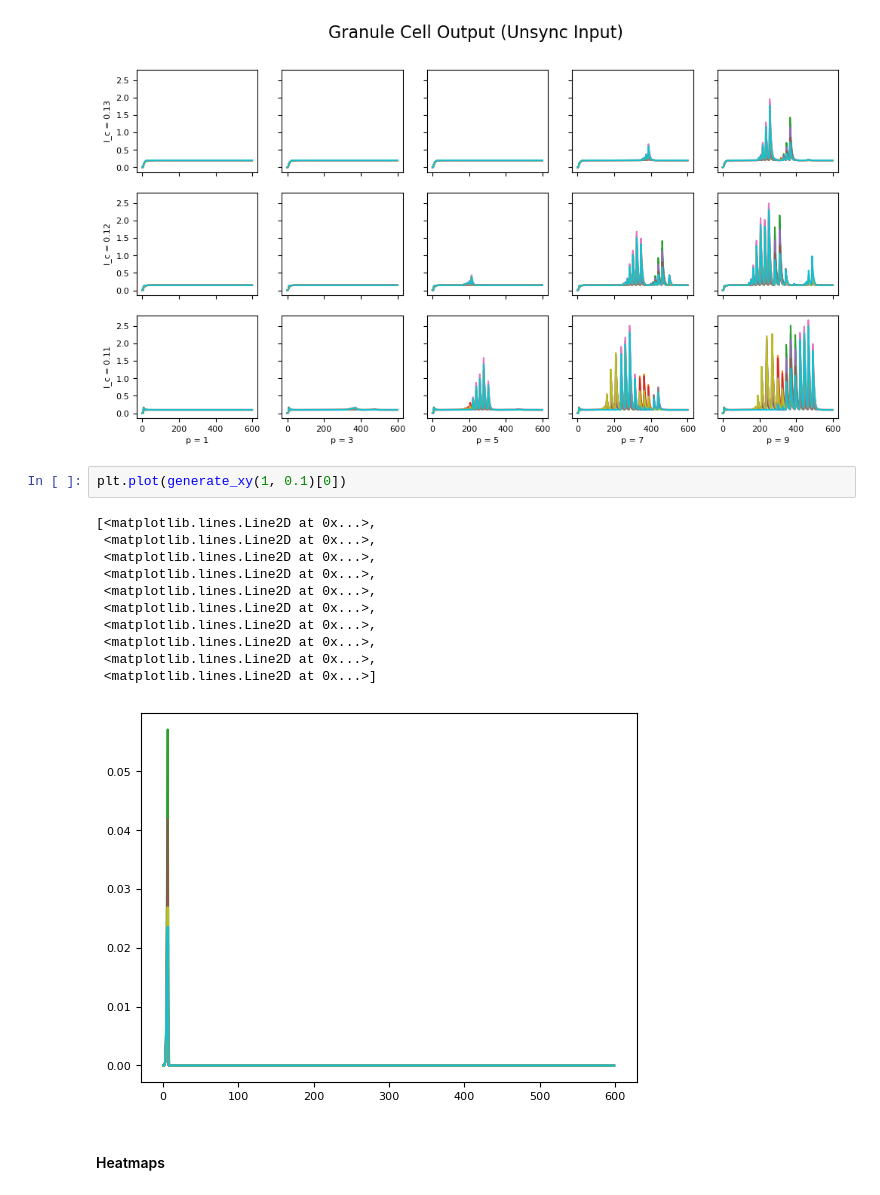
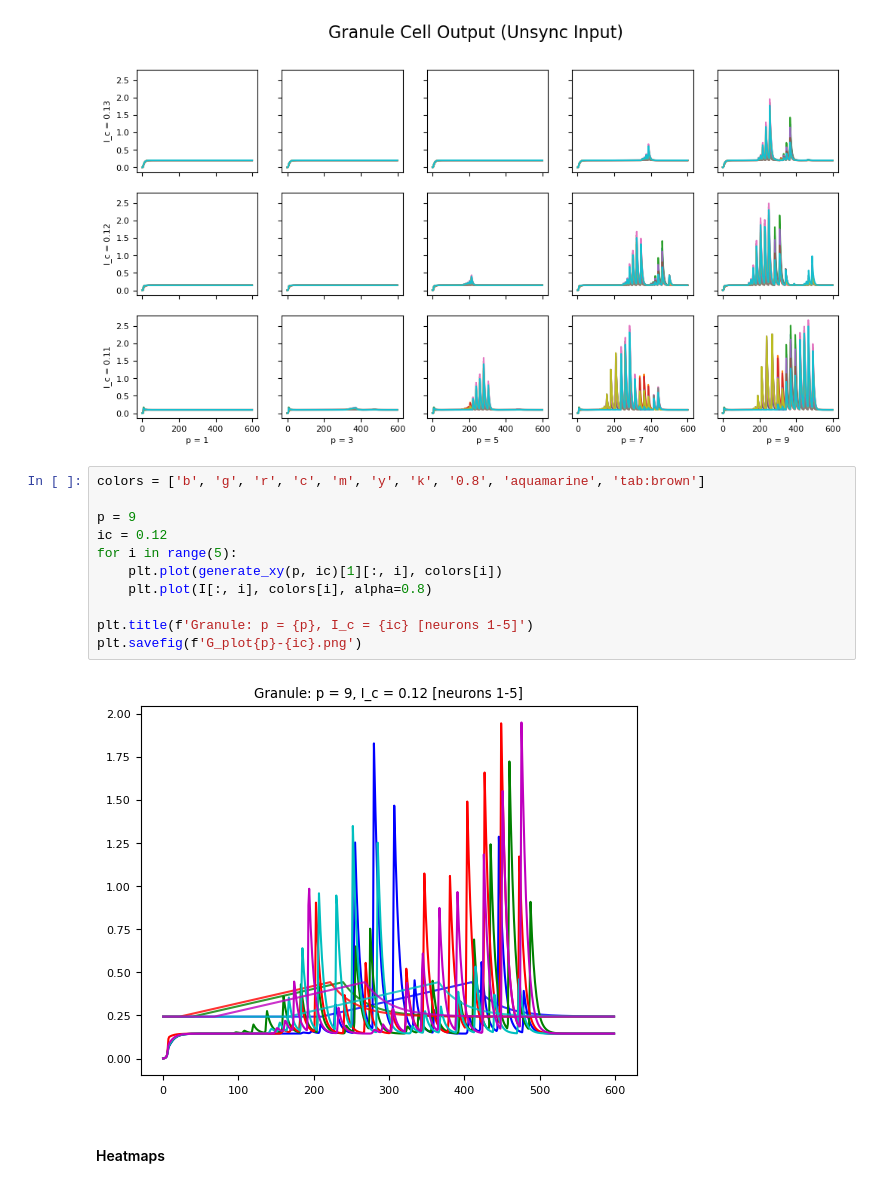
Before and after one commit to jhsieh731/23_research, a Jupyter notebook: 1989_Li.ipynb, the cells around one changed output. Cells and saved outputs as stored; diff of their text form.

Commit message:
individual M/G output plots

```diff
--- a/1989_Li.ipynb
+++ b/1989_Li.ipynb
@@ -187,20 +187,19 @@ fig2.savefig('G_output_delayo.png')
 # %% [output]
 [figure]
 [figure]
-# %%
-plt.plot(generate_xy(1, 0.1)[0])
-# %% [output]
-[<matplotlib.lines.Line2D at 0x...>,
- <matplotlib.lines.Line2D at 0x...>,
- <matplotlib.lines.Line2D at 0x...>,
- <matplotlib.lines.Line2D at 0x...>,
- <matplotlib.lines.Line2D at 0x...>,
- <matplotlib.lines.Line2D at 0x...>,
- <matplotlib.lines.Line2D at 0x...>,
- <matplotlib.lines.Line2D at 0x...>,
- <matplotlib.lines.Line2D at 0x...>,
- <matplotlib.lines.Line2D at 0x...>]
-[figure, removed]
+# %%
+colors = ['b', 'g', 'r', 'c', 'm', 'y', 'k', '0.8', 'aquamarine', 'tab:brown']
+
+p = 9
+ic = 0.12
+for i in range(5):
+    plt.plot(generate_xy(p, ic)[1][:, i], colors[i])
+    plt.plot(I[:, i], colors[i], alpha=0.8)
+
+plt.title(f'Granule: p = {p}, I_c = {ic} [neurons 1-5]')
+plt.savefig(f'G_plot{p}-{ic}.png')
+# %% [output]
+[figure, added]
 # %% [markdown]
 #### Heatmaps
 # %% [markdown]
```
Also changed, not shown: 12 other files.
